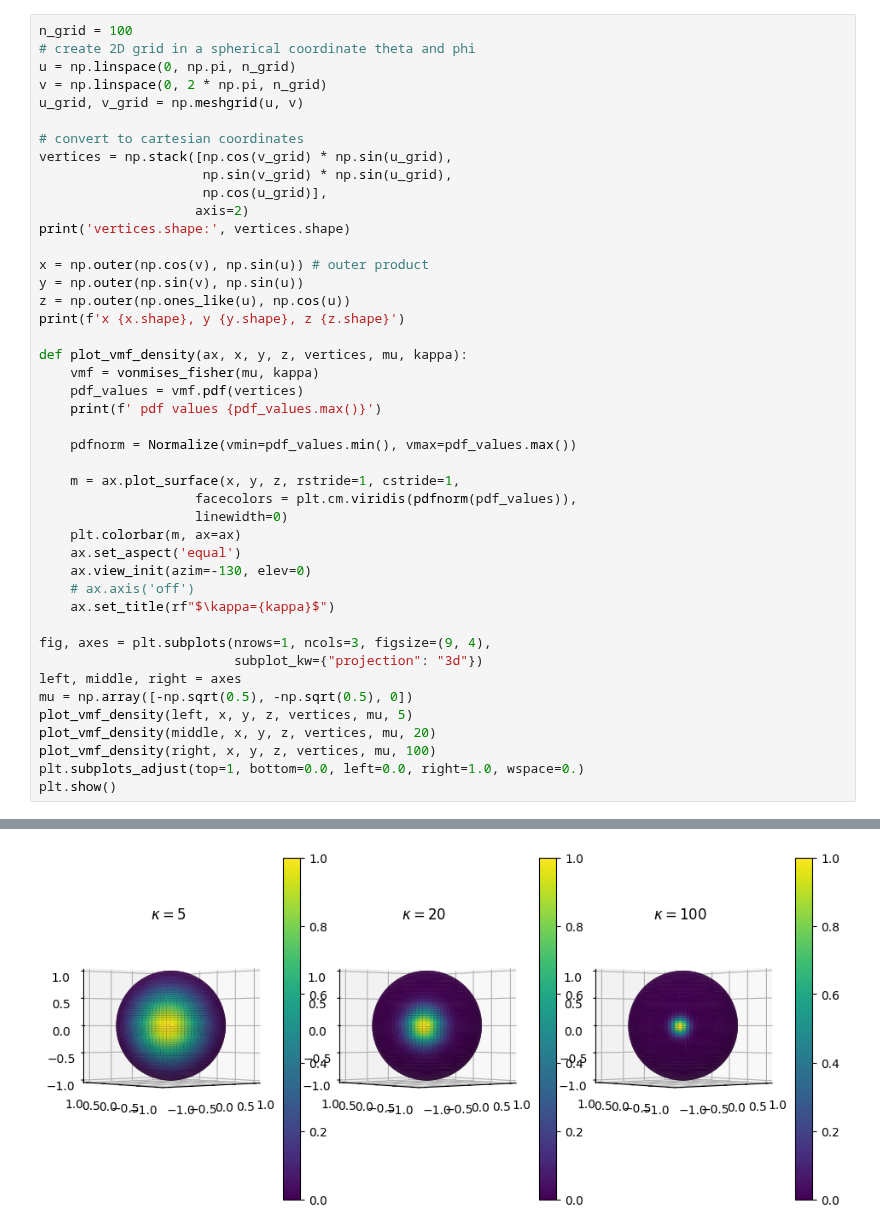
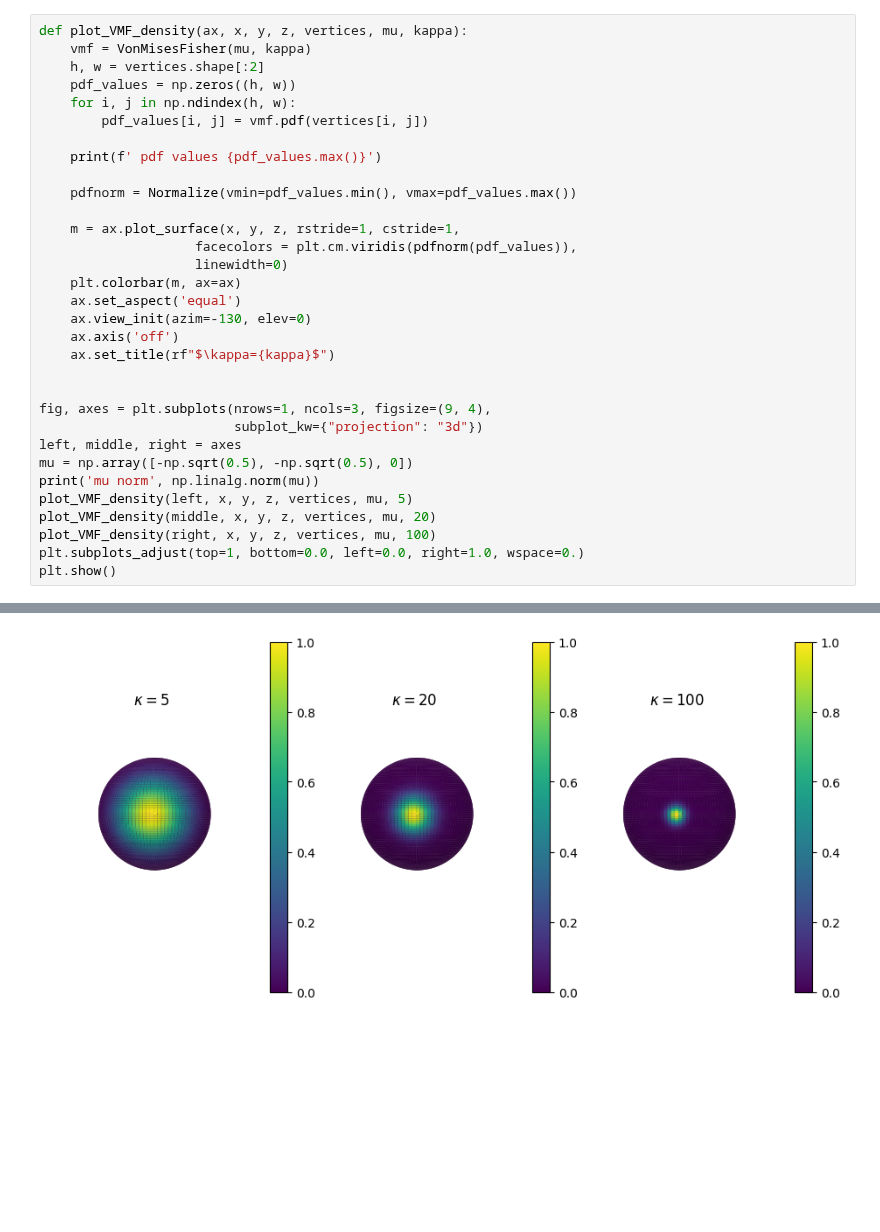
Before and after one commit to vdng9338/projet-compstats-2023, a Jupyter notebook: Code/sampling/sampling_exp.ipynb, the cells around one changed output, grey strips where cells are left out. Saved outputs shown, nothing was run; the diff lists cells and outputs as text; blank space fills up the shorter version.

```diff
--- a/Code/sampling/sampling_exp.ipynb
+++ b/Code/sampling/sampling_exp.ipynb
@@ -7,25 +37,11 @@ from vMF_distribution import VonMisesFisher
 # %%
-n_grid = 100
-# create 2D grid in a spherical coordinate theta and phi
-u = np.linspace(0, np.pi, n_grid)
-v = np.linspace(0, 2 * np.pi, n_grid)
-u_grid, v_grid = np.meshgrid(u, v)
+def plot_VMF_density(ax, x, y, z, vertices, mu, kappa):
+    vmf = VonMisesFisher(mu, kappa)
+    h, w = vertices.shape[:2]
+    pdf_values = np.zeros((h, w))
+    for i, j in np.ndindex(h, w):
+        pdf_values[i, j] = vmf.pdf(vertices[i, j])
 
-# convert to cartesian coordinates
-vertices = np.stack([np.cos(v_grid) * np.sin(u_grid),
-                     np.sin(v_grid) * np.sin(u_grid),
-                     np.cos(u_grid)],
-                    axis=2)
-print('vertices.shape:', vertices.shape)
-
-x = np.outer(np.cos(v), np.sin(u)) # outer product
-y = np.outer(np.sin(v), np.sin(u))
-z = np.outer(np.ones_like(u), np.cos(u))
-print(f'x {x.shape}, y {y.shape}, z {z.shape}')
-
-def plot_vmf_density(ax, x, y, z, vertices, mu, kappa):
-    vmf = vonmises_fisher(mu, kappa)
-    pdf_values = vmf.pdf(vertices)
     print(f' pdf values {pdf_values.max()}')
 
     pdfnorm = Normalize(vmin=pdf_values.min(), vmax=pdf_values.max())
@@ -36,16 +52,18 @@ def plot_vmf_density(ax, x, y, z, vertices, mu, kappa):
     plt.colorbar(m, ax=ax)
     ax.set_aspect('equal')
     ax.view_init(azim=-130, elev=0)
-    # ax.axis('off')
+    ax.axis('off')
     ax.set_title(rf"$\kappa={kappa}$")
+
 
 fig, axes = plt.subplots(nrows=1, ncols=3, figsize=(9, 4),
                          subplot_kw={"projection": "3d"})
 left, middle, right = axes
 mu = np.array([-np.sqrt(0.5), -np.sqrt(0.5), 0])
-plot_vmf_density(left, x, y, z, vertices, mu, 5)
-plot_vmf_density(middle, x, y, z, vertices, mu, 20)
-plot_vmf_density(right, x, y, z, vertices, mu, 100)
+print('mu norm', np.linalg.norm(mu))
+plot_VMF_density(left, x, y, z, vertices, mu, 5)
+plot_VMF_density(middle, x, y, z, vertices, mu, 20)
+plot_VMF_density(right, x, y, z, vertices, mu, 100)
 plt.subplots_adjust(top=1, bottom=0.0, left=0.0, right=1.0, wspace=0.)
 plt.show()
 # %% [output]
@@ -57 +74 @@ x (100, 100), y (100, 100), z (100, 100)
-[figure, old version]
+[figure, new version]
```
Also changed, not shown: parts of 9 cells of this notebook, 5 other files.
